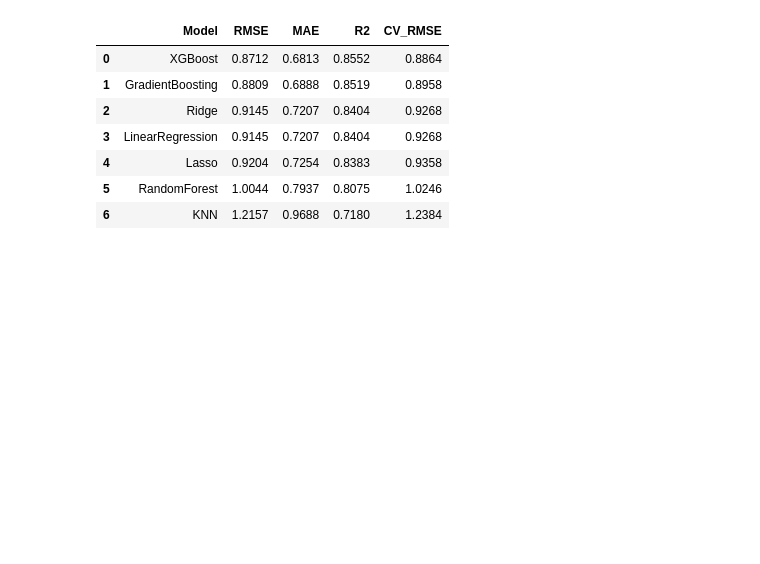
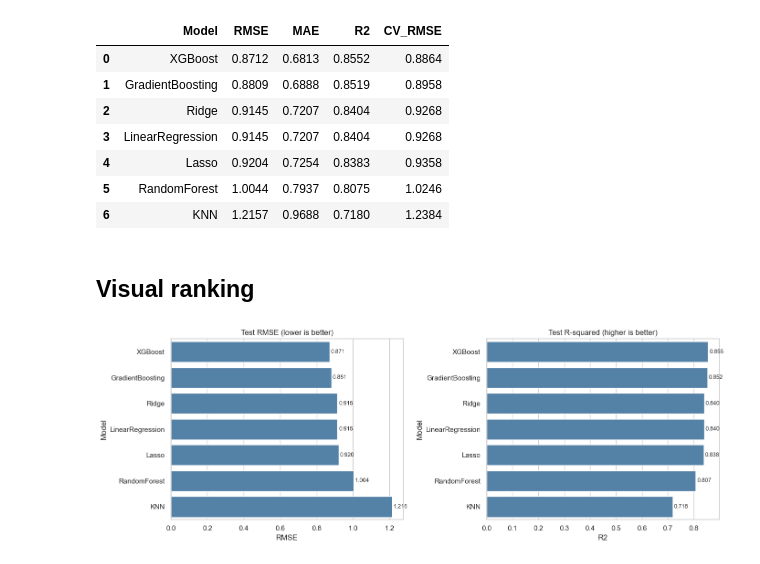
Before and after one commit to Mrnidhi/DATA245_Project, a Jupyter notebook: notebooks/03_model_comparison.ipynb, the cells around one changed output. Drawn from its saved outputs; the diff is of its cells as text; code cells hidden in the pictures; blank space fills up the shorter version.

Commit message:
feat(models): visual ranking with RMSE and R-squared bar charts

```diff
--- a/notebooks/03_model_comparison.ipynb
+++ b/notebooks/03_model_comparison.ipynb
@@ -116,3 +116,20 @@ XGBoost             RMSE=0.8712  MAE=0.6813  R2=0.8552  CV_RMSE=0.8864
 | 4 | Lasso | 0.9204 | 0.7254 | 0.8383 | 0.9358 |
 | 5 | RandomForest | 1.0044 | 0.7937 | 0.8075 | 1.0246 |
 | 6 | KNN | 1.2157 | 0.9688 | 0.7180 | 1.2384 |
+# %% [markdown]
+## Visual ranking
+# %%
+fig, axes = plt.subplots(1, 2, figsize=(14, 5))
+sns.barplot(data=results_df.sort_values('RMSE'), x='RMSE', y='Model', color='steelblue', ax=axes[0])
+axes[0].set_title('Test RMSE (lower is better)')
+for container in axes[0].containers:
+    axes[0].bar_label(container, fmt='%.3f', padding=2, fontsize=9)
+sns.barplot(data=results_df.sort_values('R2', ascending=False), x='R2', y='Model', color='steelblue', ax=axes[1])
+axes[1].set_title('Test R-squared (higher is better)')
+for container in axes[1].containers:
+    axes[1].bar_label(container, fmt='%.3f', padding=2, fontsize=9)
+fig.tight_layout()
+fig.savefig(FIG_DIR / '04_model_comparison.png', dpi=150, bbox_inches='tight')
+plt.show()
+# %% [output]
+[figure, added]
```
